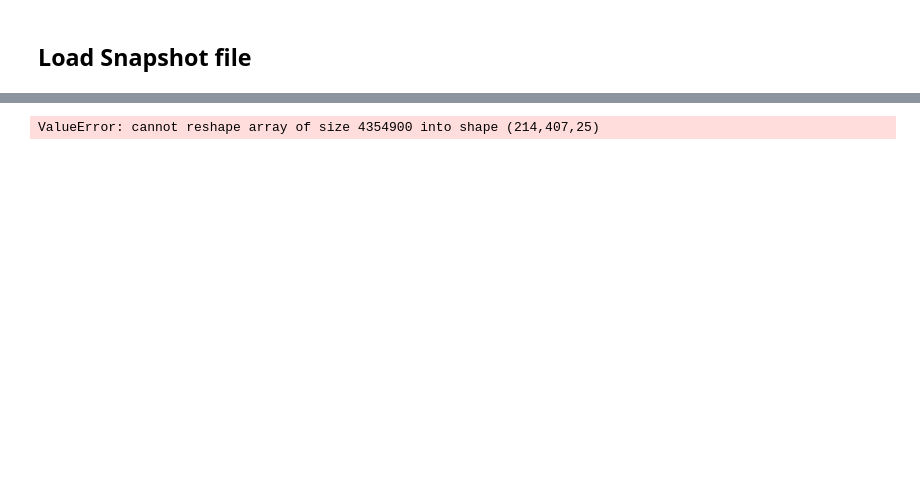
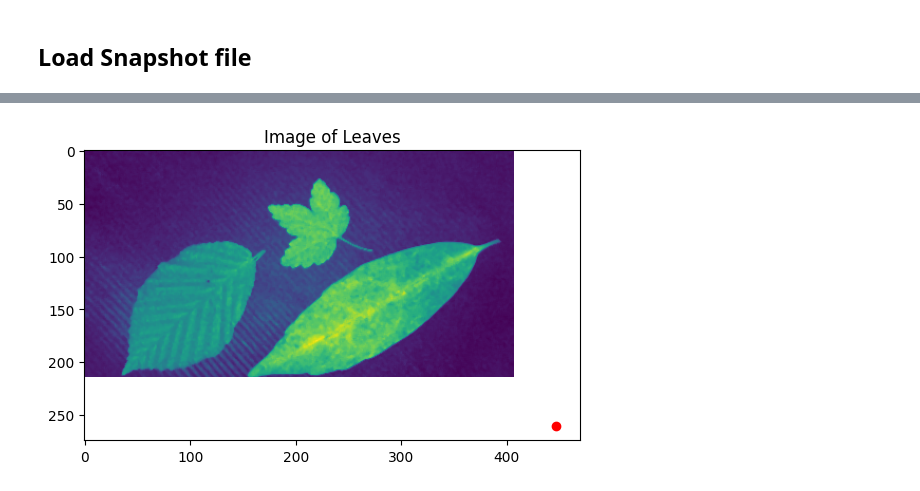
Before and after one commit to amar-music/hyperspectral-snapshot-upscaling, a Jupyter notebook: explore.ipynb, the cells around one changed output, grey strips where cells are left out. Cells and saved outputs as stored; diff of their text form; code cells hidden in the pictures; blank space fills up the shorter version.

```diff
--- a/explore.ipynb
+++ b/explore.ipynb
@@ -60,15 +81,10 @@ print(np_array_hrhsi.shape)
 # %% [markdown]
 ## Load Snapshot file
 # %%
-path_snapshot = "data/Snapshot/leafs_processed_allcorrections_processed/leafs_comparison/"
-# img_snap = envi.open(path_snapshot + "image_0000000000.hdr", path_snapshot + "image_0000000000.raw")
+path_snapshot = "data/Snapshot/leaf_test_processed/leaf_test/"
 
-# path_snapshot = "data/Snapshot/leafs_comparison_unprocessed/leafs_comparison/"
+# Open image
 img_snap = envi.open(path_snapshot + "image_0000000000.hdr", path_snapshot + "image_0000000000.raw")
-
-# img_snapshot = hs.load(path_snapshot + "image_0000000000.raw")
-
-
 np_array_snap = img_snap.load()
 
 np_array_snap = np.array(img_snap.load())
@@ -78,3 +132,12 @@ print(np_array_snap.shape)
+# %%
+# Print array as image
+plt.figure()
+plt.imshow(np_array_snap[:, :, 6])
+plt.plot(selected_pixel[1], selected_pixel[0], 'ro')
+plt.title('Image of Leaves')
+plt.show()
+# %% [output]
+[figure, added]
 # %%
 # Specify dimensions
 width = 407
@@ -83,5 +146,3 @@ bands = 25
 
 raw_data = np.fromfile(path_snapshot + "image_0000000000.raw", dtype=np.uint16)
 raw_data = raw_data.reshape((height, width, bands))
-# %% [output]
-ValueError: cannot reshape array of size 4354900 into shape (214,407,25)
```
Also changed, not shown: parts of 14 cells of this notebook.
